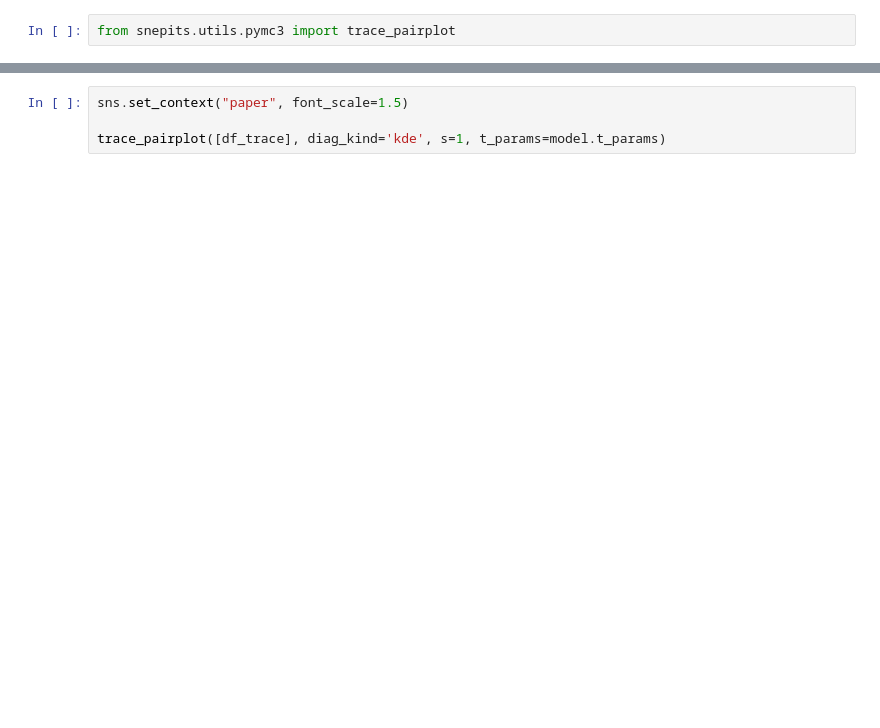
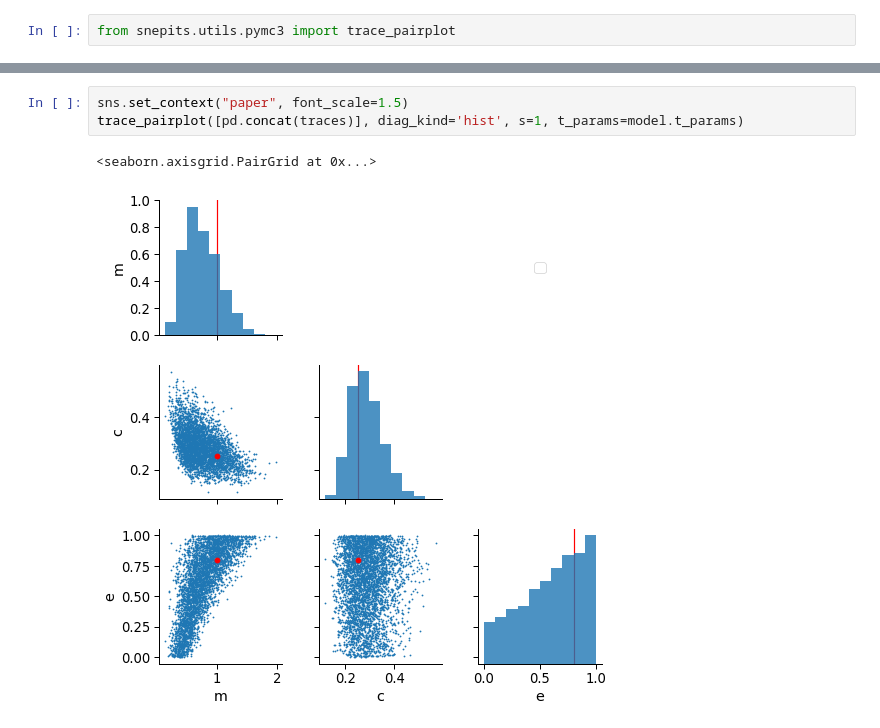
Before and after one commit to bishax/snepits, a Jupyter notebook: notebooks/dev/pymc_wrapper.ipynb, the cells around one changed output, grey strips where cells are left out. Drawn from its saved outputs; the diff is of its cells as text; blank space fills up the shorter version.

```diff
--- a/notebooks/dev/pymc_wrapper.ipynb
+++ b/notebooks/dev/pymc_wrapper.ipynb
@@ -107,4 +181,6 @@ from snepits.utils.pymc3 import trace_pairplot
 # %%
 sns.set_context("paper", font_scale=1.5)
-
-trace_pairplot([df_trace], diag_kind='kde', s=1, t_params=model.t_params)
+trace_pairplot([pd.concat(traces)], diag_kind='hist', s=1, t_params=model.t_params)
+# %% [output]
+<seaborn.axisgrid.PairGrid at 0x...>
+[figure, added]
```
Also changed, not shown: parts of 15 cells of this notebook, 5 other files.
